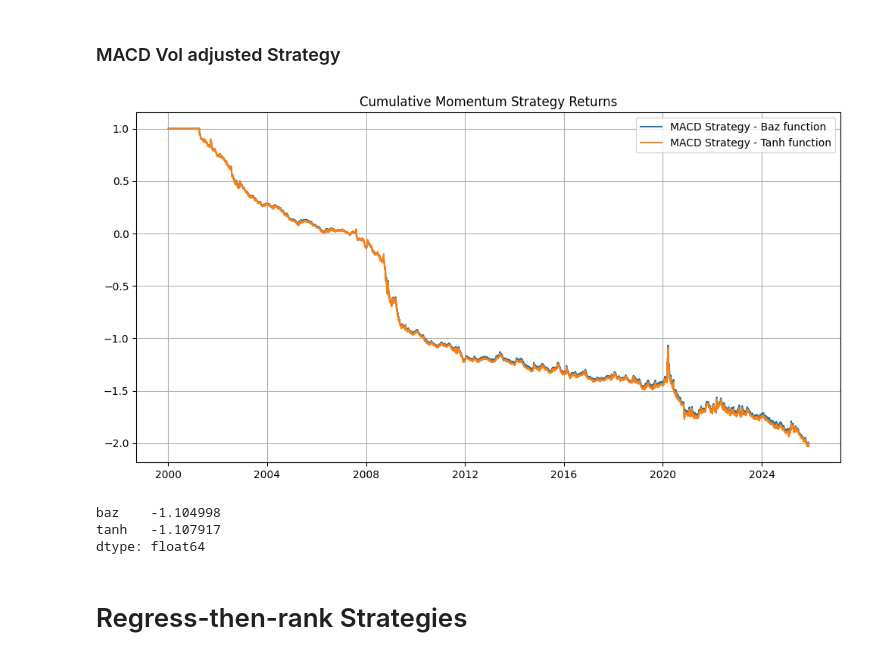
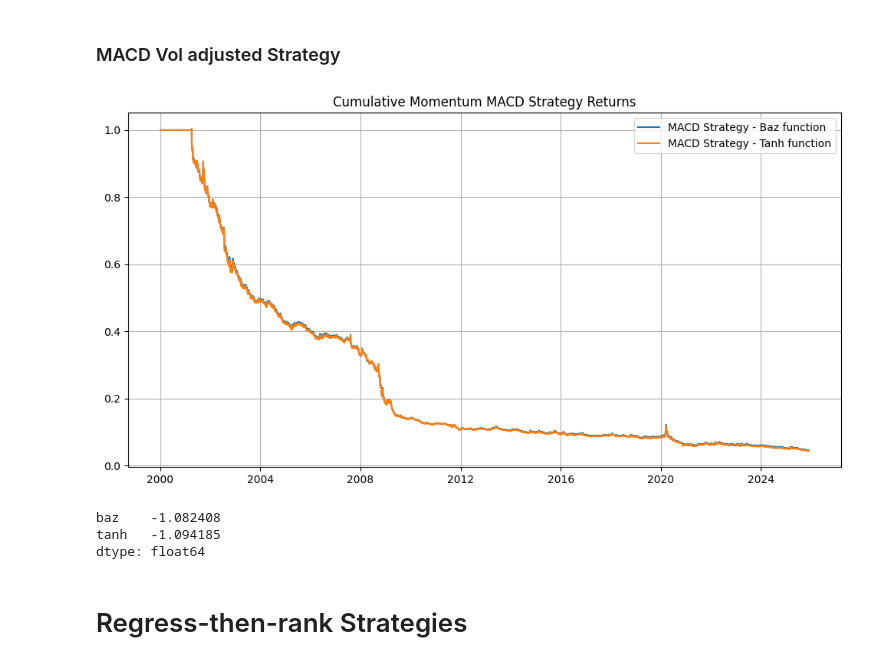
Before and after one commit to Mathieuja/Advanced-ML-Project, a Jupyter notebook: notebook.ipynb, the cells around one changed output. Cells and saved outputs as stored; diff of their text form; code cells hidden in the pictures.

```diff
--- a/notebook.ipynb
+++ b/notebook.ipynb
@@ -198,10 +178,10 @@ linear_features = ['close_1d_ret_lag1', 'close_1d_ret_hedged_lag1', 'open_close_
 non_linear_features = ['share_dollar_volume', 'turnover_proxy']
 # %%
 with open("linear_features.pkl", "wb") as f:
-    pk.dump(linear_features, f)
+    pkl.dump(linear_features, f)
 
 with open("non_linear_features.pkl", "wb") as f:
-    pk.dump(non_linear_features, f)
+    pkl.dump(non_linear_features, f)
 # %%
 df
 # %% [output]
@@ -360,20 +318,20 @@ macd_daily_returns = df.groupby('Date').apply(
 )*1e-4
 # %%
 plt.figure(figsize=(12, 6))
-plt.plot(macd_daily_returns['baz'].cumsum() + 1, label='MACD Strategy - Baz function')
-plt.plot(macd_daily_returns['tanh'].cumsum() + 1, label='MACD Strategy - Tanh function')
+plt.plot((macd_daily_returns['baz']+1).cumprod(), label='MACD Strategy - Baz function')
+plt.plot((macd_daily_returns['tanh']+1).cumprod(), label='MACD Strategy - Tanh function')
 
-plt.title('Cumulative Momentum Strategy Returns')
+plt.title('Cumulative Momentum MACD Strategy Returns')
 plt.grid(True)
 plt.legend()
 plt.show()
 # %% [output]
-[figure, old version]
+[figure, new version]
 # %%
 macd_daily_returns.mean()/macd_daily_returns.std()*np.sqrt(252)
 # %% [output]
-baz    -1.104998
-tanh   -1.107917
+baz    -1.082408
+tanh   -1.094185
 dtype: float64
 # %% [markdown]
 # Regress-then-rank Strategies
```
Also changed, not shown: parts of 77 cells of this notebook, 2 other files.
